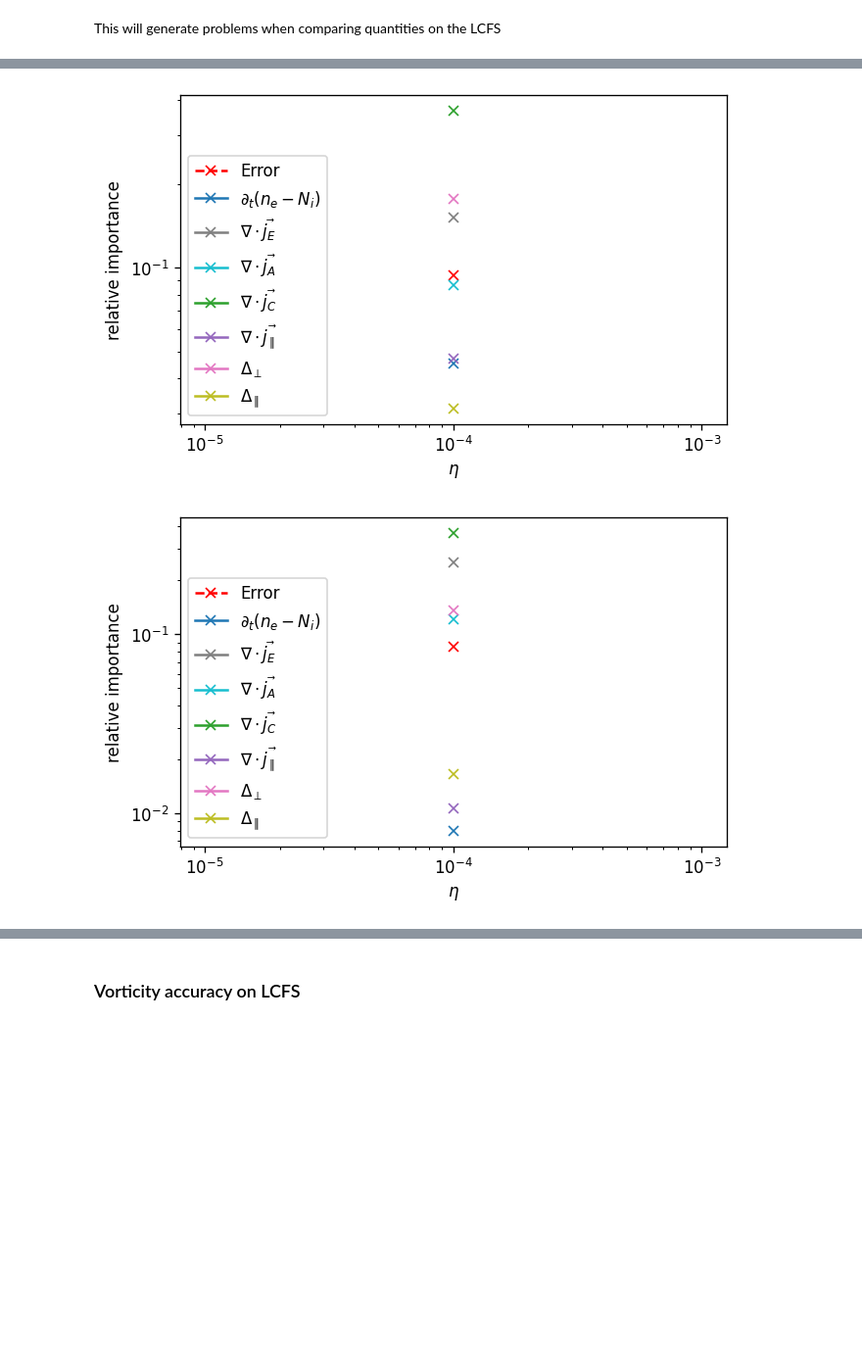
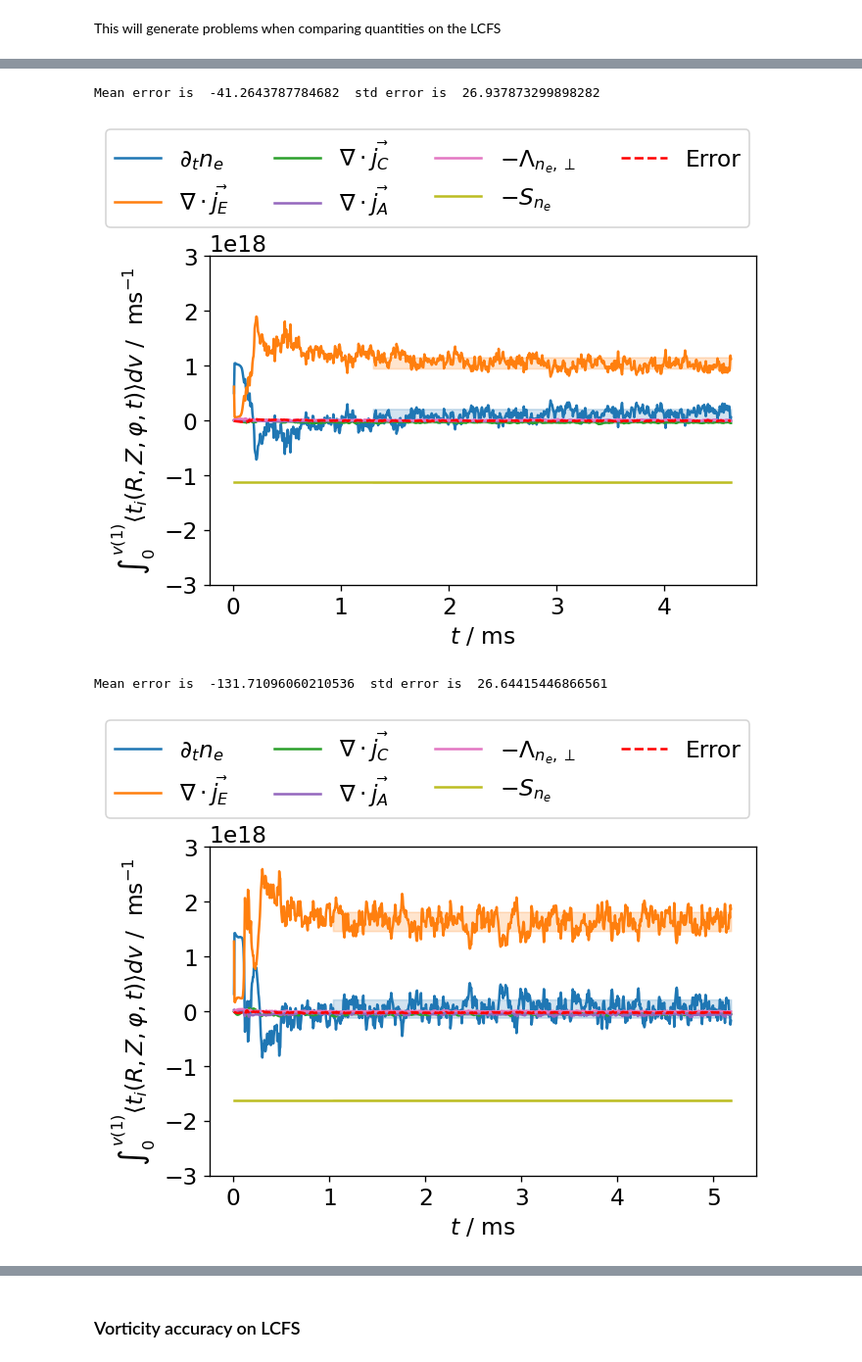
Before and after one commit to mwiesenberger/data-analysis-3d, a Jupyter notebook: Relative Conservation New.ipynb, the cells around one changed output, grey strips where cells are left out. Shown at 98% size. Saved outputs shown, nothing was run; the diff lists cells and outputs as text; code cells hidden in the pictures; blank space fills up the shorter version.

```diff
--- a/Relative Conservation New.ipynb
+++ b/Relative Conservation New.ipynb
@@ -559,9 +461,0 @@ to_plot_mass = {
-# %%
-content_nn = [content[0],content[1]]
-make_to_plot(to_plot_mass,content_nn)
-for tau in [0,1]:
-    fig,ax=plt.subplots(1,1,figsize=(6,3.7), dpi= 120, facecolor='w', edgecolor='k')
-    res = 1e-4
-    plot_series(to_plot_mass,ax,tau,res)
-    plt.legend(ncol=3,loc='lower left')
-    plt.show()
@@ -640,10 +461,0 @@ to_plot_mass_diff = {
-# %%
-content_nn = [content[1],content[0]]
-make_to_plot(to_plot_mass_diff,content_nn)
-for tau in [0,1]:
-    fig,ax=plt.subplots(1,1,figsize=(6,3.7), dpi= 120, facecolor='w', edgecolor='k')
-    res = 1e-4
-    plot_series(to_plot_mass_diff,ax,tau,res)
-
-    plt.legend(ncol=4,loc='lower left')
-    plt.show()
@@ -655,8 +461,0 @@ Mean error is  -83.36235263638297  std error is  83.27633521514016
-# %%
-for tau in [0,1]:
-    fig,ax=plt.subplots(1,1,figsize=(6,3.7), dpi= 120, facecolor='w', edgecolor='k')
-    plot_relative(to_plot_mass_diff,ax,tau,'log')
-    plt.legend(ncol=1,loc='lower left')
-# %% [output]
-[figure, removed]
-[figure, removed]
@@ -662,0 +723,7 @@ for tau in [0,1]:
+# %%
+def milliseconds( params):
+    return fp.omega_0_inv(**params)*1e3 # in ms
+def omegaci( params):
+    return 1
+def density(params):
+    return 1./fp.omega_0_inv(**params)*fp.rho_s(**params)**3*1e19/1e3
@@ -662,0 +793,18 @@ for tau in [0,1]:
+# %%
+for tau in [0,1]:
+    fig,ax=plt.subplots(1,1,figsize=(6,3.7), dpi= 120, facecolor='w', edgecolor='k')
+    res = 1e-4
+    plot_series(to_plot_ne,ax,tau,res,start_idx=1)
+    #     ax.set_yscale("linear")
+    fmt = tck.ScalarFormatter()
+    fmt.set_powerlimits((-3, 3))
+    ax.yaxis.set_major_formatter(fmt)
+    plt.ylim([-3e18,3e18])
+    plt.legend(bbox_to_anchor=(0.40,1.42), ncol=4,loc='upper center')
+    plt.savefig( 'new-ne-conservation-lcfs-'+str(tau)+str(res)+'.png',bbox_inches='tight')
+    plt.show()
+# %% [output]
+Mean error is  -41.2643787784682  std error is  26.937873299898282
+[figure, added]
+Mean error is  -131.71096060210536  std error is  26.64415446866561
+[figure, added]
```
Also changed, not shown: parts of 87 cells of this notebook, 7 other files.
